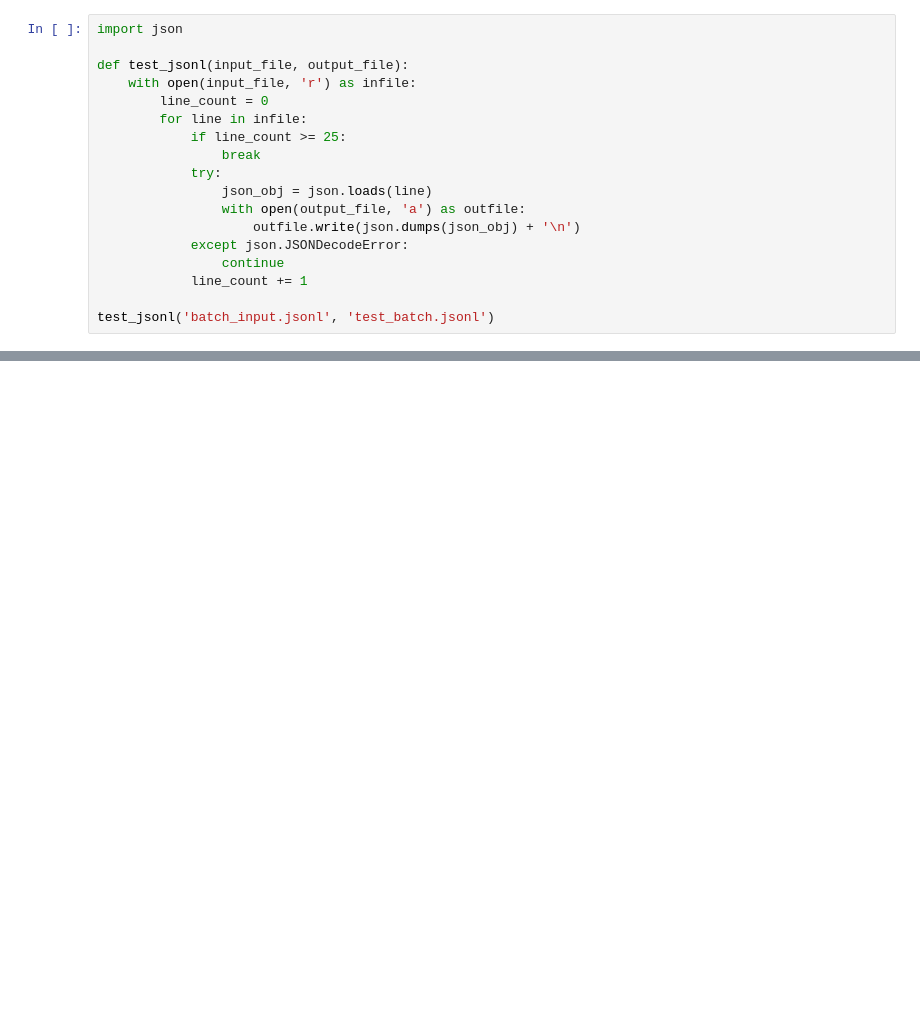
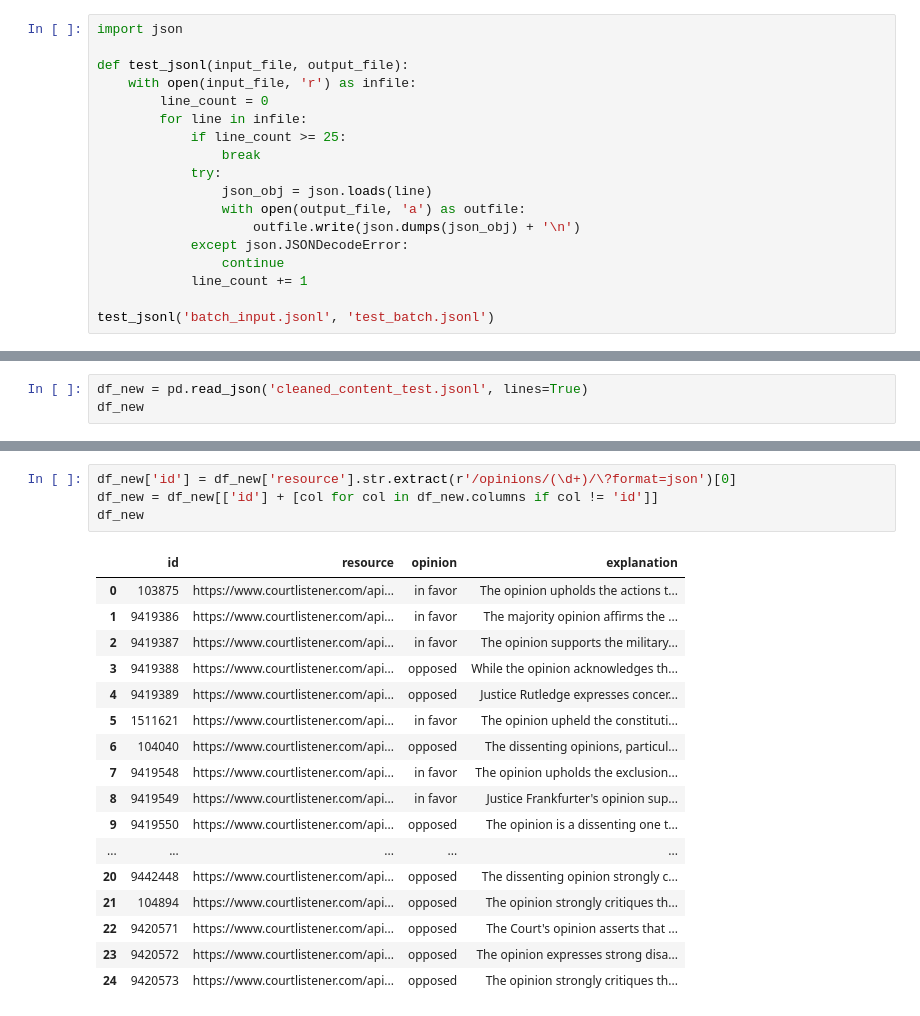
Before and after one commit to kazakhpunk/LLM-Political-Bias, a Jupyter notebook: LLM-Political-Bias.ipynb, the cells around one changed output, grey strips where cells are left out. Saved outputs shown, nothing was run; the diff lists cells and outputs as text; blank space fills up the shorter version.

Commit message:
Cleaned GPT Response

```diff
--- a/LLM-Political-Bias.ipynb
+++ b/LLM-Political-Bias.ipynb
@@ -230,0 +242,3 @@ content_jsonl('response_test.jsonl', 'content_test.jsonl')
+# %%
+df_new = pd.read_json('cleaned_content_test.jsonl', lines=True)
+df_new
@@ -230,0 +263,22 @@ content_jsonl('response_test.jsonl', 'content_test.jsonl')
+# %%
+df_new['id'] = df_new['resource'].str.extract(r'/opinions/(\d+)/\?format=json')[0]
+df_new = df_new[['id'] + [col for col in df_new.columns if col != 'id']]
+df_new
+# %% [output]
+|  | id | resource | opinion | explanation |
+| 0 | 103875 | https://www.courtlistener.com/api... | in favor | The opinion upholds the actions t... |
+| 1 | 9419386 | https://www.courtlistener.com/api... | in favor | The majority opinion affirms the ... |
+| 2 | 9419387 | https://www.courtlistener.com/api... | in favor | The opinion supports the military... |
+| 3 | 9419388 | https://www.courtlistener.com/api... | opposed | While the opinion acknowledges th... |
+| 4 | 9419389 | https://www.courtlistener.com/api... | opposed | Justice Rutledge expresses concer... |
+| 5 | 1511621 | https://www.courtlistener.com/api... | in favor | The opinion upheld the constituti... |
+| 6 | 104040 | https://www.courtlistener.com/api... | opposed | The dissenting opinions, particul... |
+| 7 | 9419548 | https://www.courtlistener.com/api... | in favor | The opinion upholds the exclusion... |
+| 8 | 9419549 | https://www.courtlistener.com/api... | in favor | Justice Frankfurter's opinion sup... |
+| 9 | 9419550 | https://www.courtlistener.com/api... | opposed | The opinion is a dissenting one t... |
+| ... | ... | ... | ... | ... |
+| 20 | 9442448 | https://www.courtlistener.com/api... | opposed | The dissenting opinion strongly c... |
+| 21 | 104894 | https://www.courtlistener.com/api... | opposed | The opinion strongly critiques th... |
+| 22 | 9420571 | https://www.courtlistener.com/api... | opposed | The Court's opinion asserts that ... |
+| 23 | 9420572 | https://www.courtlistener.com/api... | opposed | The opinion expresses strong disa... |
+| 24 | 9420573 | https://www.courtlistener.com/api... | opposed | The opinion strongly critiques th... |
```
Also changed, not shown: parts of 7 cells of this notebook, 1 other file.
